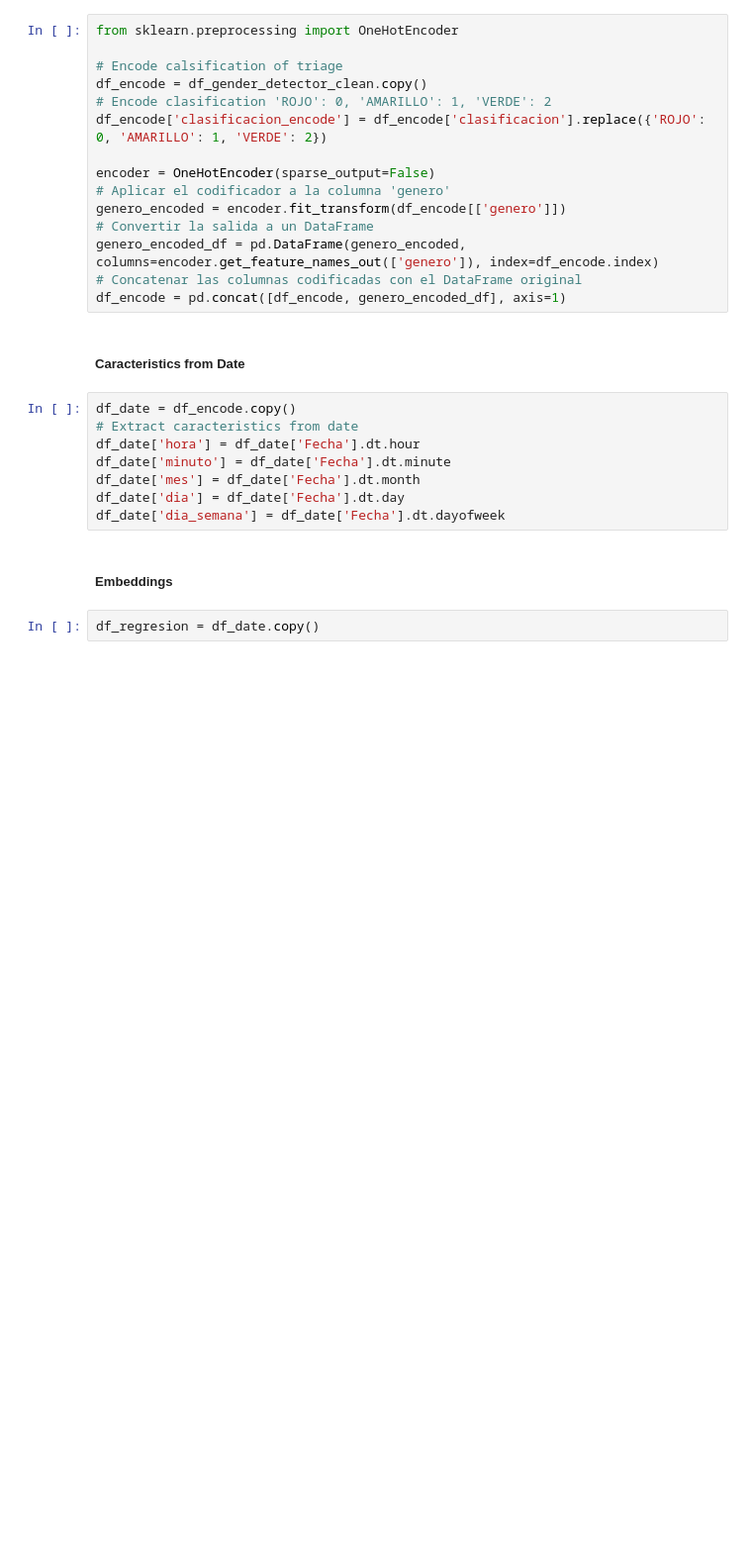
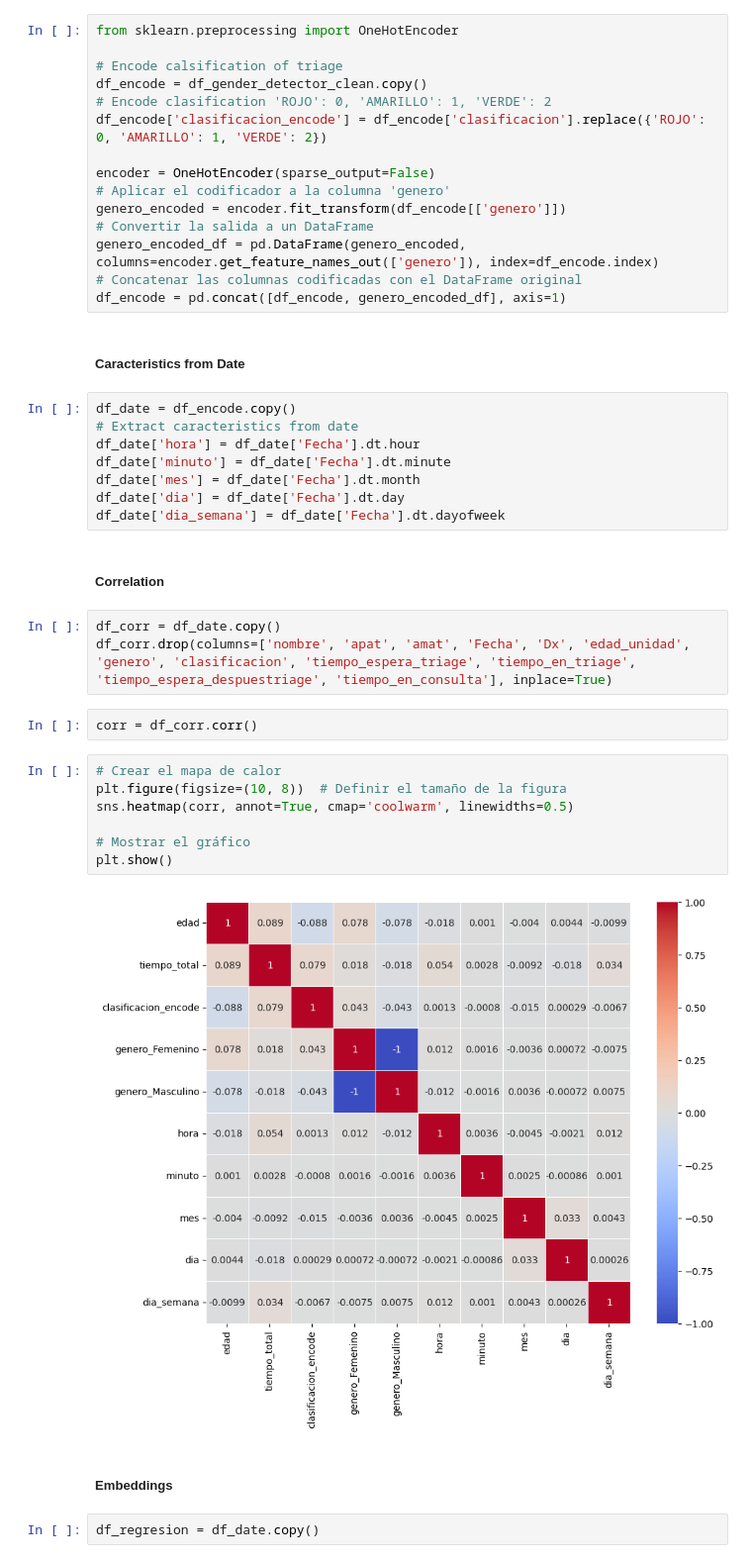
Before and after one commit to isaacmenchaca97/hospital_wait_time_prediction, a Jupyter notebook: ART/data_analysis.ipynb, the cells around one changed output. Shown at 99% size. Saved outputs shown, nothing was run; the diff lists cells and outputs as text; blank space fills up the shorter version.

Commit message:
correlation

```diff
--- a/ART/data_analysis.ipynb
+++ b/ART/data_analysis.ipynb
@@ -194,6 +190,22 @@ df_date['minuto'] = df_date['Fecha'].dt.minute
 df_date['mes'] = df_date['Fecha'].dt.month
 df_date['dia'] = df_date['Fecha'].dt.day
 df_date['dia_semana'] = df_date['Fecha'].dt.dayofweek
+# %% [markdown]
+##### Correlation
+# %%
+df_corr = df_date.copy()
+df_corr.drop(columns=['nombre', 'apat', 'amat', 'Fecha', 'Dx', 'edad_unidad', 'genero', 'clasificacion', 'tiempo_espera_triage', 'tiempo_en_triage', 'tiempo_espera_despuestriage', 'tiempo_en_consulta'], inplace=True)
+# %%
+corr = df_corr.corr()
+# %%
+# Crear el mapa de calor
+plt.figure(figsize=(10, 8))  # Definir el tamaño de la figura
+sns.heatmap(corr, annot=True, cmap='coolwarm', linewidths=0.5)
+
+# Mostrar el gráfico
+plt.show()
+# %% [output]
+[figure, added]
 # %% [markdown]
 ##### Embeddings
 # %%
```
Also changed, not shown: parts of 1 cell of this notebook.
